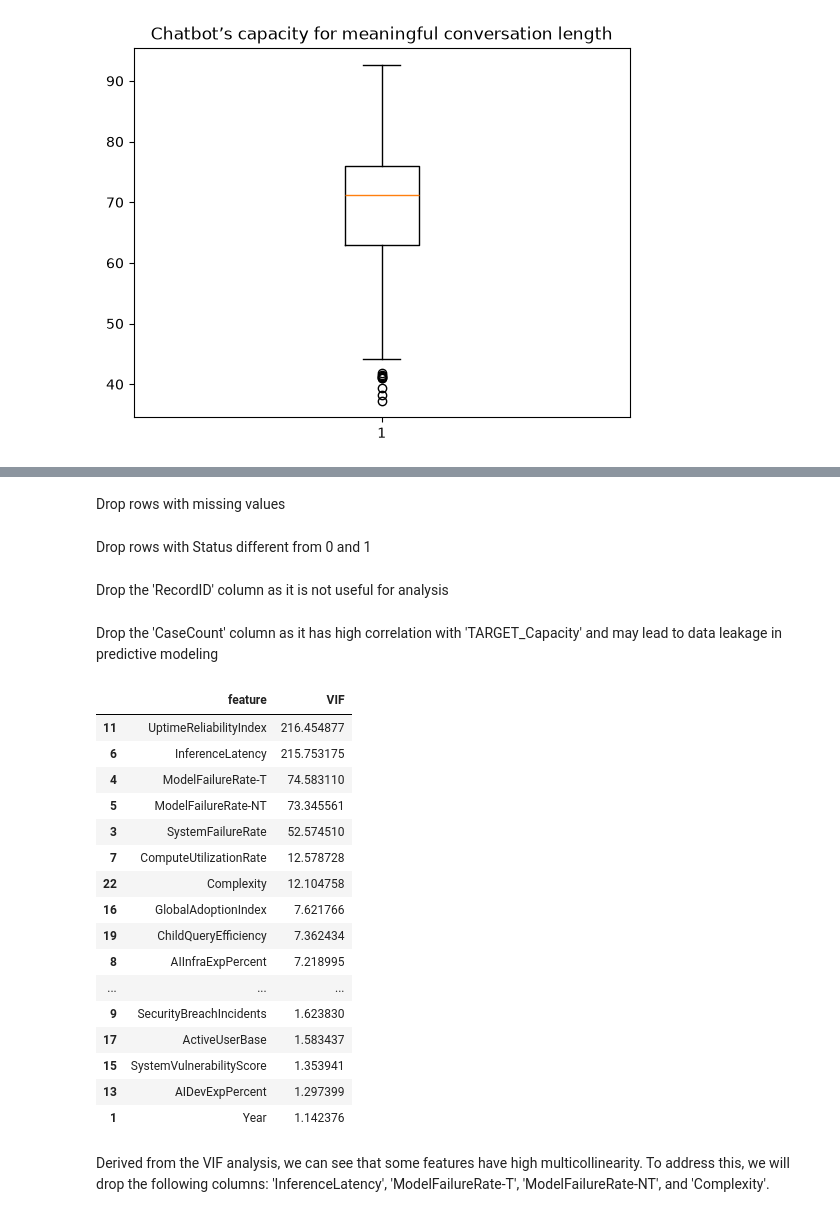
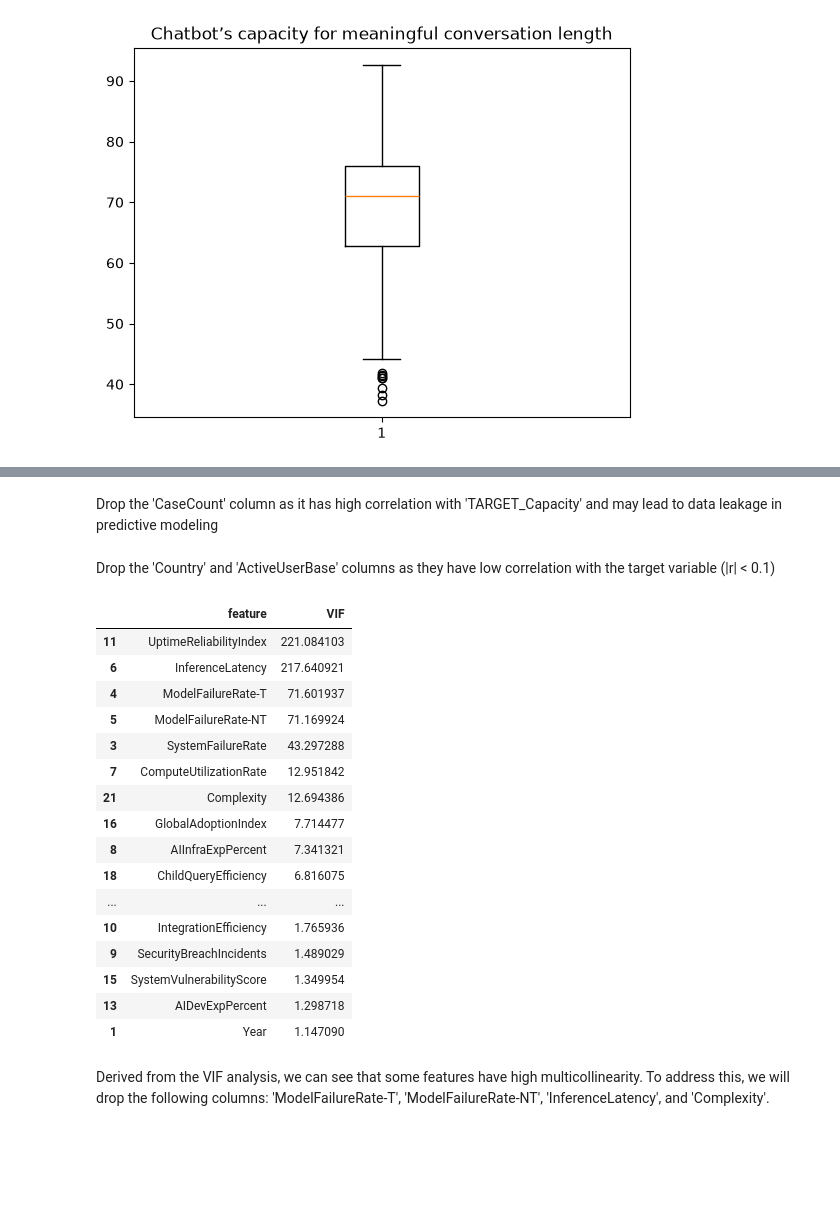
Before and after one commit to khangronky/cosc2753-assignment-1-2026b, a Jupyter notebook: notebook.ipynb, the cells around one changed output, grey strips where cells are left out. Drawn from its saved outputs; the diff is of its cells as text; code cells hidden in the pictures; blank space fills up the shorter version.

```diff
--- a/notebook.ipynb
+++ b/notebook.ipynb
@@ -166,6 +258,6 @@ def analyze_outliers_iqr(col, df):
 
     return outliers_cnt, rate
 # %%
-for col in chatbot_data.columns:
-    analyze_outliers_iqr(col, df=chatbot_data)
+for col in training_data.columns:
+    analyze_outliers_iqr(col, df=training_data)
 # %% [output]
@@ -202,6 +294,6 @@ plt.show()
 # %%
 target = "TARGET_Capacity"
-features = [col for col in chatbot_data.select_dtypes(include="number").columns if col != target]
+features = [col for col in training_data.select_dtypes(include="number").columns if col != target]
 
 n = len(features)
 cols = 5
@@ -211,7 +303,7 @@ fig, axes = plt.subplots(rows, cols, figsize=(cols * 4, rows * 4))
 axes = axes.flatten()
 
 for i, feature in enumerate(features):
-    sns.scatterplot(data=chatbot_data, x=feature, y=target, ax=axes[i])
+    sns.scatterplot(data=training_data, x=feature, y=target, ax=axes[i])
 
 for j in range(i + 1, len(axes)):
     fig.delaxes(axes[j])
@@ -245,2 +336,0 @@ plt.show()
-# %% [markdown]
-Drop rows with missing values
@@ -249,2 +336,0 @@ cleaned_data = chatbot_data.dropna()
-# %% [markdown]
-Drop rows with Status different from 0 and 1
@@ -253,2 +336,0 @@ cleaned_data = cleaned_data[cleaned_data['Status'].isin([0, 1])]
-# %% [markdown]
-Drop the 'RecordID' column as it is not useful for analysis
@@ -257,43 +337,46 @@ cleaned_data.drop(['RecordID'], axis=1, inplace=True)
 # %% [markdown]
 Drop the 'CaseCount' column as it has high correlation with 'TARGET_Capacity' and may lead to data leakage in predictive modeling
 # %%
-cleaned_data.drop(['CaseCount'], axis=1, inplace=True)
+training_data.drop(['CaseCount'], axis=1, inplace=True)
+# %% [markdown]
+Drop the 'Country' and 'ActiveUserBase' columns as they have low correlation with the target variable (|r| < 0.1)
+# %%
+training_data.drop(['Country', 'ActiveUserBase'], axis=1, inplace=True)
 # %%
 from statsmodels.stats.outliers_influence import variance_inflation_factor
 from statsmodels.tools.tools import add_constant
 
 target = "TARGET_Capacity"
 
-X = cleaned_data.drop(columns=[target]).select_dtypes(include=[np.number]).copy()
-X.drop(columns=["Country"], inplace=True)
+X = training_data.drop(columns=[target]).select_dtypes(include=[np.number]).copy()
 
 X_const = add_constant(X)
 
 vif_data = pd.DataFrame({
     "feature": X_const.columns,
     "VIF": [variance_inflation_factor(X_const.values, i) for i in range(X_const.shape[1])]
 })
 
 vif_data = vif_data[vif_data["feature"] != "const"].sort_values("VIF", ascending=False)
 vif_data
 # %% [output]
 |  | feature | VIF |
-| 11 | UptimeReliabilityIndex | 216.454877 |
-| 6 | InferenceLatency | 215.753175 |
-| 4 | ModelFailureRate-T | 74.583110 |
-| 5 | ModelFailureRate-NT | 73.345561 |
-| 3 | SystemFailureRate | 52.574510 |
-| 7 | ComputeUtilizationRate | 12.578728 |
-| 22 | Complexity | 12.104758 |
-| 16 | GlobalAdoptionIndex | 7.621766 |
-| 19 | ChildQueryEfficiency | 7.362434 |
-| 8 | AIInfraExpPercent | 7.218995 |
+| 11 | UptimeReliabilityIndex | 221.084103 |
+| 6 | InferenceLatency | 217.640921 |
+| 4 | ModelFailureRate-T | 71.601937 |
+| 5 | ModelFailureRate-NT | 71.169924 |
+| 3 | SystemFailureRate | 43.297288 |
+| 7 | ComputeUtilizationRate | 12.951842 |
+| 21 | Complexity | 12.694386 |
+| 16 | GlobalAdoptionIndex | 7.714477 |
+| 8 | AIInfraExpPercent | 7.341321 |
+| 18 | ChildQueryEfficiency | 6.816075 |
 | ... | ... | ... |
-| 9 | SecurityBreachIncidents | 1.623830 |
-| 17 | ActiveUserBase | 1.583437 |
-| 15 | SystemVulnerabilityScore | 1.353941 |
-| 13 | AIDevExpPercent | 1.297399 |
-| 1 | Year | 1.142376 |
+| 10 | IntegrationEfficiency | 1.765936 |
+| 9 | SecurityBreachIncidents | 1.489029 |
+| 15 | SystemVulnerabilityScore | 1.349954 |
+| 13 | AIDevExpPercent | 1.298718 |
+| 1 | Year | 1.147090 |
 # %% [markdown]
-Derived from the VIF analysis, we can see that some features have high multicollinearity. To address this, we will drop the following columns: 'InferenceLatency', 'ModelFailureRate-T', 'ModelFailureRate-NT', and 'Complexity'.
+Derived from the VIF analysis, we can see that some features have high multicollinearity. To address this, we will drop the following columns: 'ModelFailureRate-T', 'ModelFailureRate-NT', 'InferenceLatency', and 'Complexity'.
 # %%
```
Also changed, not shown: parts of 31 cells of this notebook, 2 other files.
